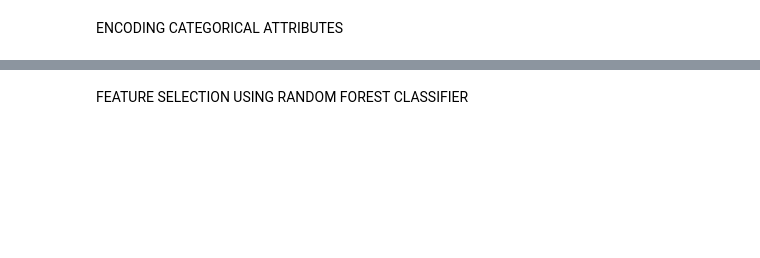
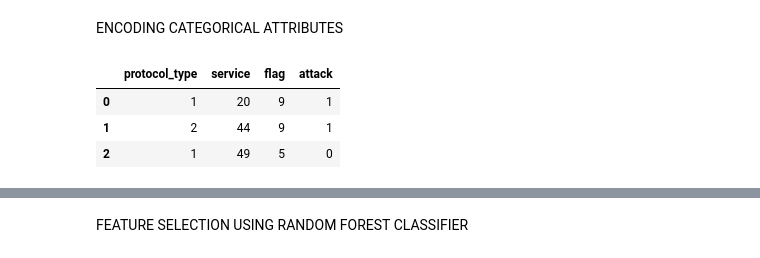
Before and after one commit to Logeshwari-2001/Anomaly, a Jupyter notebook: Anomaly_data_breach_final.ipynb, the cells around one changed output, grey strips where cells are left out. Cells and saved outputs as stored; diff of their text form; code cells hidden in the pictures; blank space fills up the shorter version.

```diff
--- a/Anomaly_data_breach_final.ipynb
+++ b/Anomaly_data_breach_final.ipynb
@@ -224,0 +198,7 @@ cat_Ytrain = traincat[['attack_class']].copy()
+# %%
+traincat.head(3)
+# %% [output]
+|  | protocol_type | service | flag | attack |
+| 0 | 1 | 20 | 9 | 1 |
+| 1 | 2 | 44 | 9 | 1 |
+| 2 | 1 | 49 | 5 | 0 |
```
Also changed, not shown: parts of 35 cells of this notebook.
